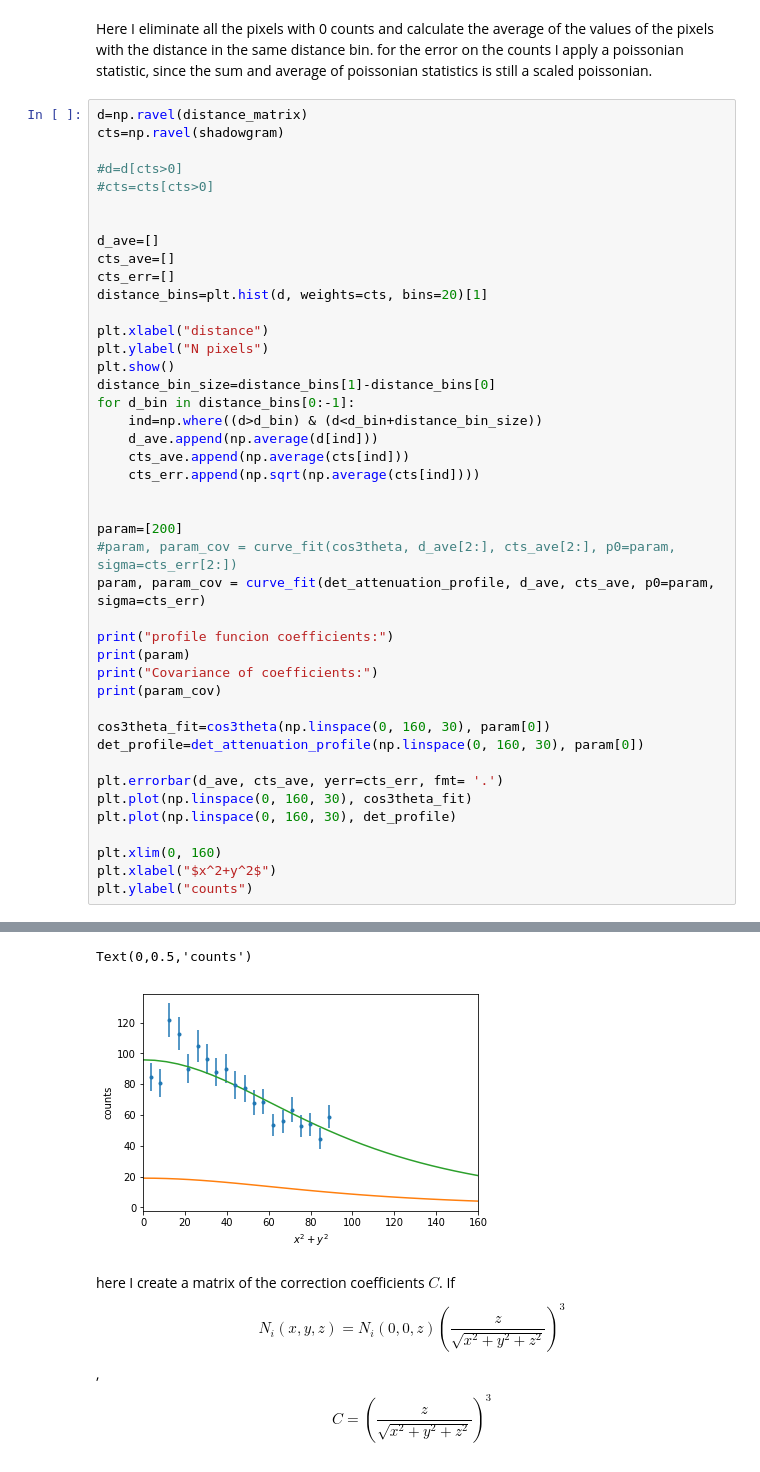
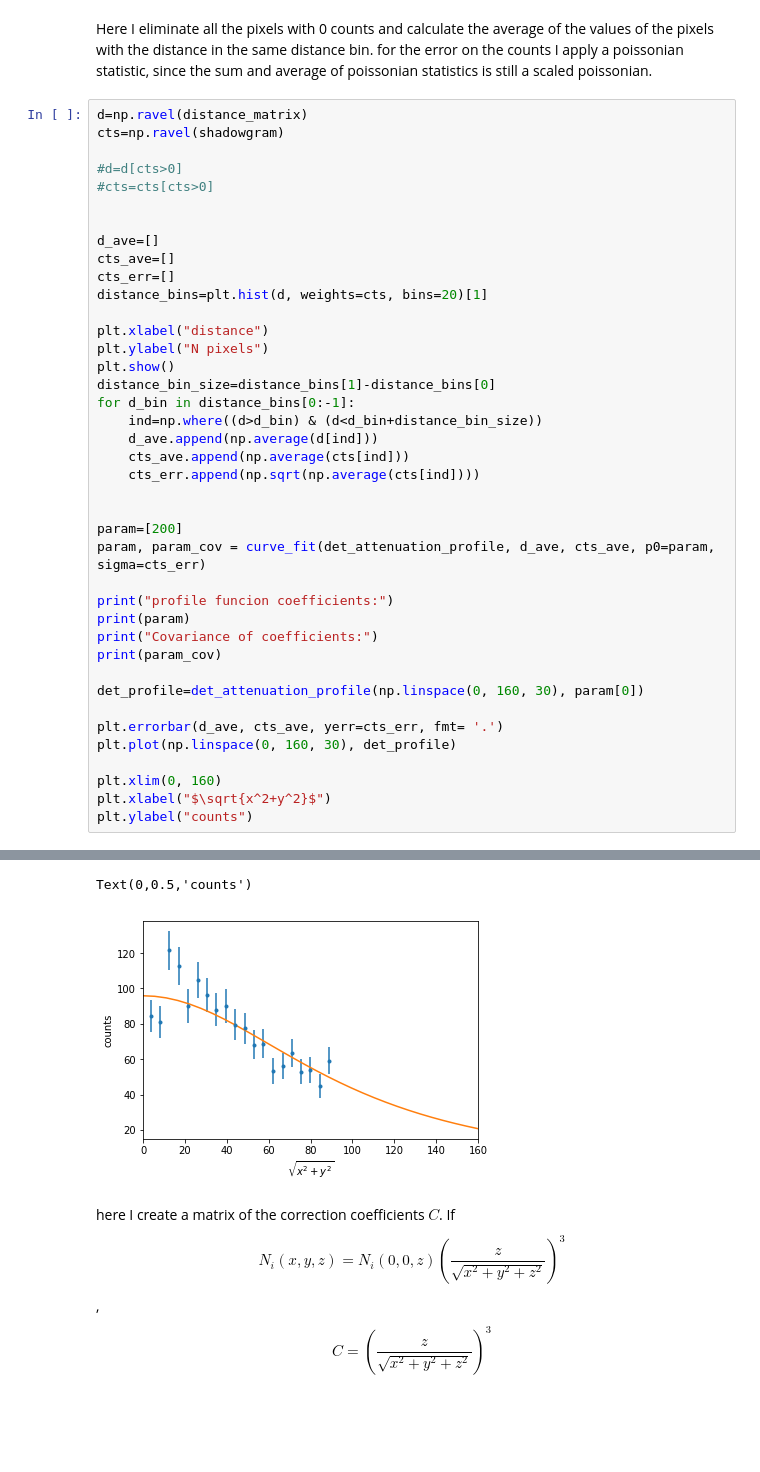
Before and after one commit to acost976/geometric_efficiency_notebooks, a Jupyter notebook: geometric_efficiency_detector.ipynb, the cells around one changed output, grey strips where cells are left out. Saved outputs shown, nothing was run; the diff lists cells and outputs as text; blank space fills up the shorter version.

```diff
--- a/geometric_efficiency_detector.ipynb
+++ b/geometric_efficiency_detector.ipynb
@@ -136,38 +134,35 @@ plt.show()
 distance_bin_size=distance_bins[1]-distance_bins[0]
 for d_bin in distance_bins[0:-1]:
     ind=np.where((d>d_bin) & (d<d_bin+distance_bin_size))
     d_ave.append(np.average(d[ind]))
     cts_ave.append(np.average(cts[ind]))
     cts_err.append(np.sqrt(np.average(cts[ind])))
 
 
 param=[200]
-#param, param_cov = curve_fit(cos3theta, d_ave[2:], cts_ave[2:], p0=param, sigma=cts_err[2:])
 param, param_cov = curve_fit(det_attenuation_profile, d_ave, cts_ave, p0=param, sigma=cts_err)
 
 print("profile funcion coefficients:")
 print(param)
 print("Covariance of coefficients:")
 print(param_cov)
 
-cos3theta_fit=cos3theta(np.linspace(0, 160, 30), param[0])
 det_profile=det_attenuation_profile(np.linspace(0, 160, 30), param[0])
 
 plt.errorbar(d_ave, cts_ave, yerr=cts_err, fmt= '.')
-plt.plot(np.linspace(0, 160, 30), cos3theta_fit)
 plt.plot(np.linspace(0, 160, 30), det_profile)
 
 plt.xlim(0, 160)
-plt.xlabel("$x^2+y^2$")
+plt.xlabel("$\sqrt{x^2+y^2}$")
 plt.ylabel("counts")
 # %% [output]
 [figure]
 profile funcion coefficients:
 [95.82141548]
 Covariance of coefficients:
 [[8.26662907]]
 Text(0,0.5,'counts')
-[figure, old version]
+[figure, new version]
 # %% [markdown]
 here I create a matrix of the correction coefficients $C$. If
 $$ N_i(x,y,z)=N_i(0,0,z)\left(\frac{z}{\sqrt{x^2 + y^2+ z^2}}\right)^3 $$,
```
Also changed, not shown: parts of 3 cells of this notebook.
